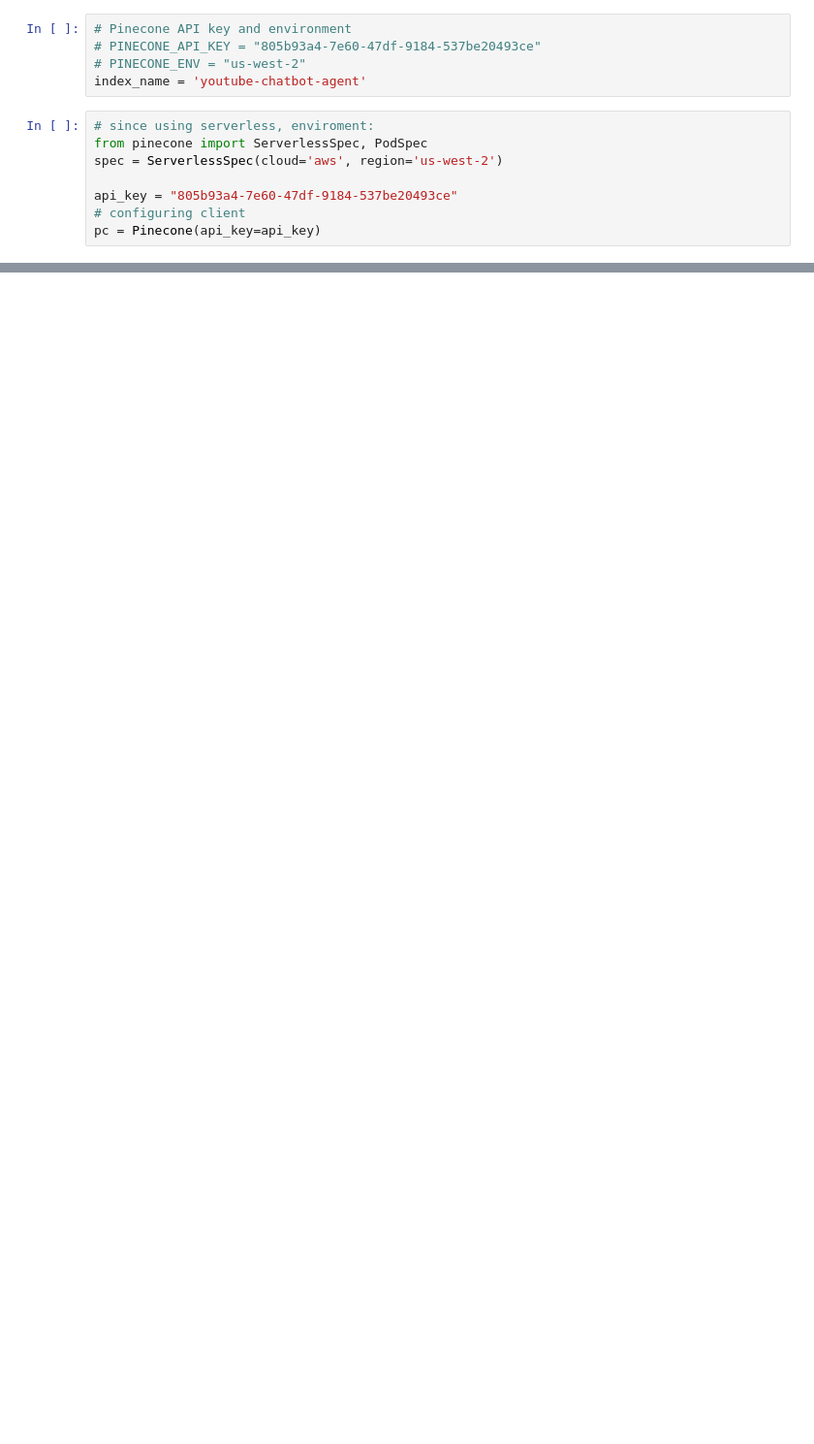
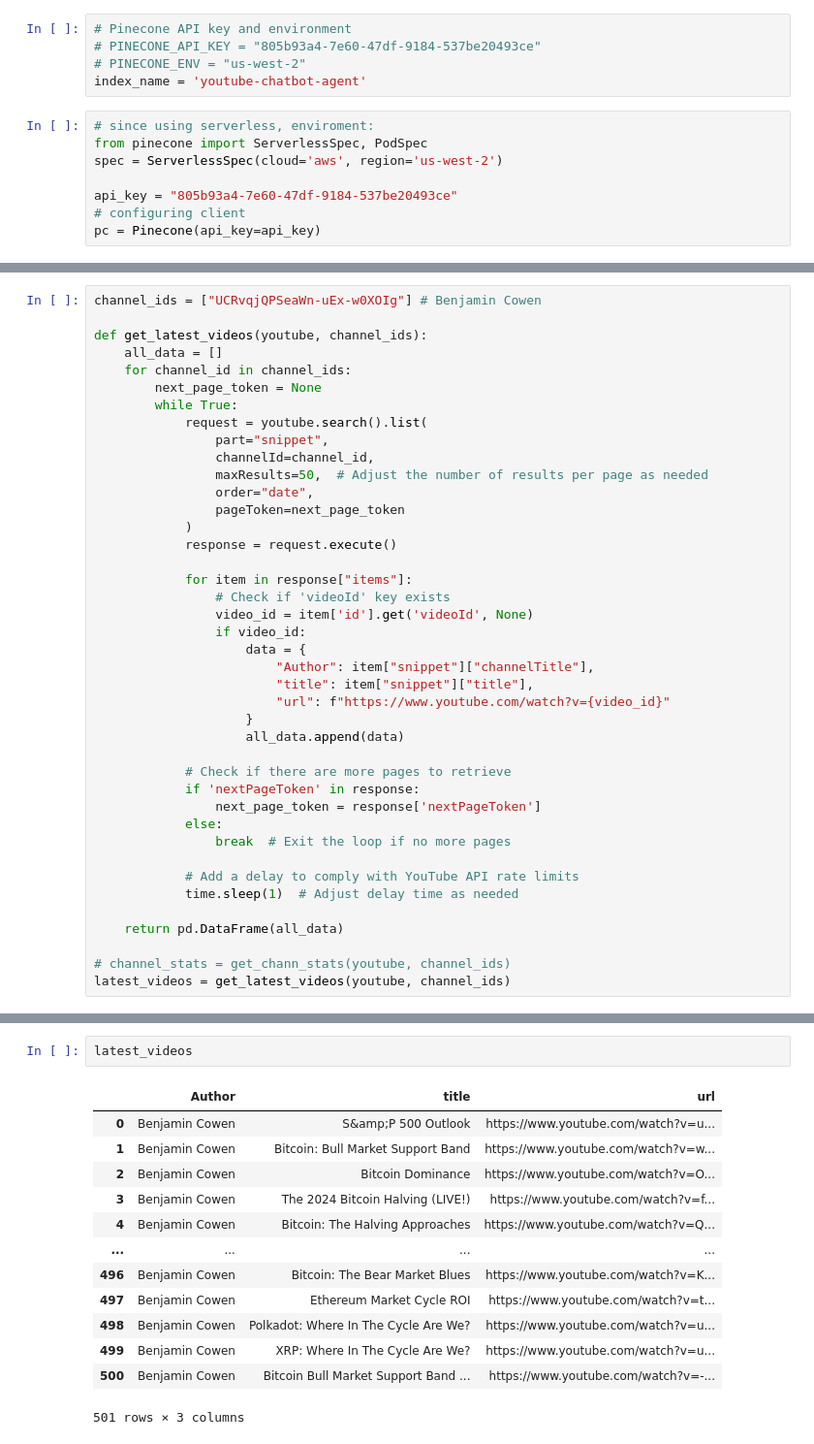
Before and after one commit to BilalNaseem1/rag_project, a Jupyter notebook: data/youtube_raw/channel_data.ipynb, the cells around one changed output, grey strips where cells are left out. Shown at 97% size. Drawn from its saved outputs; the diff is of its cells as text; blank space fills up the shorter version.

```diff
--- a/data/youtube_raw/channel_data.ipynb
+++ b/data/youtube_raw/channel_data.ipynb
@@ -177,0 +121,41 @@ RateLimitError: Error code: 429 - {'error': {'message': 'You exceeded your curre
+# %%
+channel_ids = ["UCRvqjQPSeaWn-uEx-w0XOIg"] # Benjamin Cowen
+
+def get_latest_videos(youtube, channel_ids):
+    all_data = []
+    for channel_id in channel_ids:
+        next_page_token = None
+        while True:
+            request = youtube.search().list(
+                part="snippet",
+                channelId=channel_id,
+                maxResults=50,  # Adjust the number of results per page as needed
+                order="date",
+                pageToken=next_page_token
+            )
+            response = request.execute()
+
+            for item in response["items"]:
+                # Check if 'videoId' key exists
+                video_id = item['id'].get('videoId', None)
+                if video_id:
+                    data = {
+                        "Author": item["snippet"]["channelTitle"],
+                        "title": item["snippet"]["title"],
+                        "url": f"https://www.youtube.com/watch?v={video_id}"
+                    }
+                    all_data.append(data)
+
+            # Check if there are more pages to retrieve
+            if 'nextPageToken' in response:
+                next_page_token = response['nextPageToken']
+            else:
+                break  # Exit the loop if no more pages
+
+            # Add a delay to comply with YouTube API rate limits
+            time.sleep(1)  # Adjust delay time as needed
+
+    return pd.DataFrame(all_data)
+
+# channel_stats = get_chann_stats(youtube, channel_ids)
+latest_videos = get_latest_videos(youtube, channel_ids)
@@ -177,0 +227,16 @@ RateLimitError: Error code: 429 - {'error': {'message': 'You exceeded your curre
+# %%
+latest_videos
+# %% [output]
+|  | Author | title | url |
+| 0 | Benjamin Cowen | S&amp;P 500 Outlook | https://www.youtube.com/watch?v=u... |
+| 1 | Benjamin Cowen | Bitcoin: Bull Market Support Band | https://www.youtube.com/watch?v=w... |
+| 2 | Benjamin Cowen | Bitcoin Dominance | https://www.youtube.com/watch?v=O... |
+| 3 | Benjamin Cowen | The 2024 Bitcoin Halving (LIVE!) | https://www.youtube.com/watch?v=f... |
+| 4 | Benjamin Cowen | Bitcoin: The Halving Approaches | https://www.youtube.com/watch?v=Q... |
+| ... | ... | ... | ... |
+| 496 | Benjamin Cowen | Bitcoin: The Bear Market Blues | https://www.youtube.com/watch?v=K... |
+| 497 | Benjamin Cowen | Ethereum Market Cycle ROI | https://www.youtube.com/watch?v=t... |
+| 498 | Benjamin Cowen | Polkadot: Where In The Cycle Are We? | https://www.youtube.com/watch?v=u... |
+| 499 | Benjamin Cowen | XRP: Where In The Cycle Are We? | https://www.youtube.com/watch?v=u... |
+| 500 | Benjamin Cowen | Bitcoin Bull Market Support Band ... | https://www.youtube.com/watch?v=-... |
+501 rows × 3 columns
```
Also changed, not shown: parts of 28 cells of this notebook, 3 other files.
